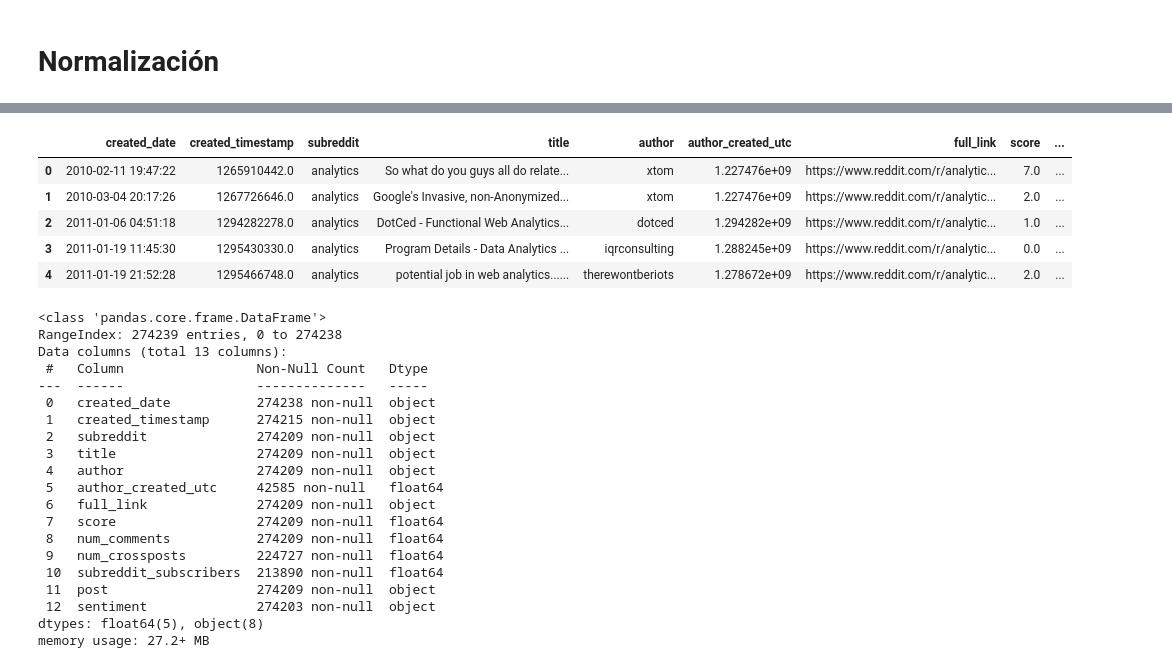
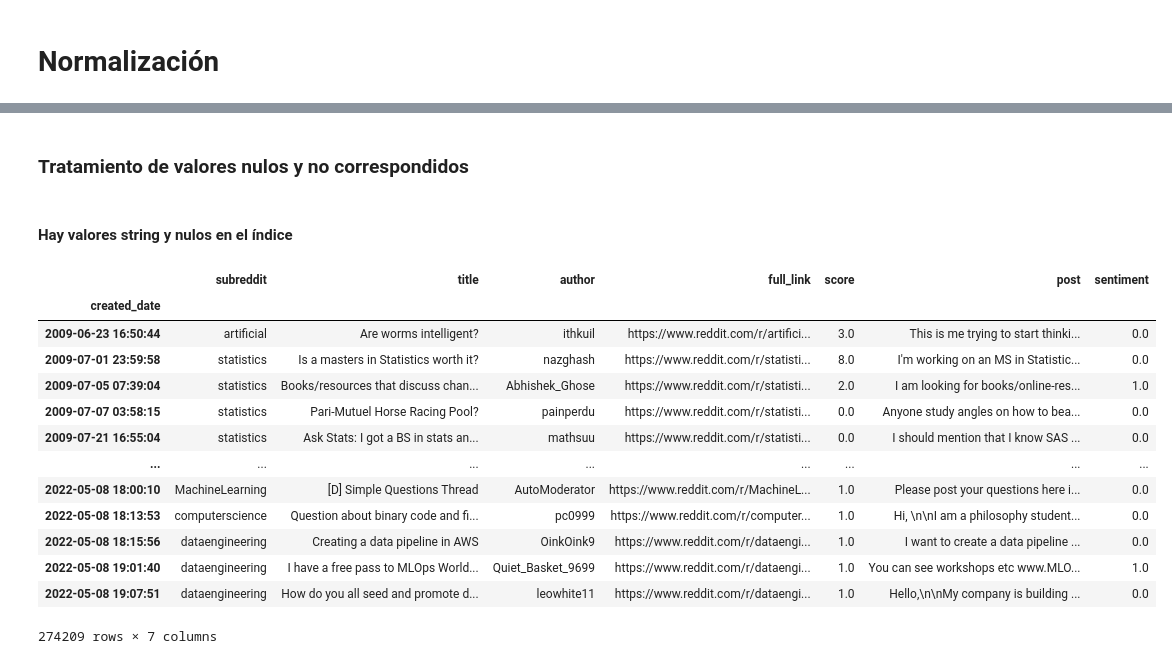
Before and after one commit to Chepados/NLP_Practica, a Jupyter notebook: implementacion_modulo_1.ipynb, the cells around one changed output, grey strips where cells are left out. Drawn from its saved outputs; the diff is of its cells as text; code cells hidden in the pictures.

```diff
--- a/implementacion_modulo_1.ipynb
+++ b/implementacion_modulo_1.ipynb
@@ -8,32 +62,26 @@ df = pd.read_csv("Datasets/reddit_database_sentiment.csv", sep=";")
+# %% [markdown]
+### Tratamiento de valores nulos y no correspondidos
+# %% [markdown]
+#### Hay valores string y nulos en el índice
 # %%
-df.head()
+df.index = pd.to_datetime(df.index, errors='coerce')
+df.drop(df[df.index.isna()].index, inplace=True)
-# %% [output]
-|  | created_date | created_timestamp | subreddit | title | author | author_created_utc | full_link | score | ... |
-| 0 | 2010-02-11 19:47:22 | 1265910442.0 | analytics | So what do you guys all do relate... | xtom | 1.227476e+09 | https://www.reddit.com/r/analytic... | 7.0 | ... |
-| 1 | 2010-03-04 20:17:26 | 1267726646.0 | analytics | Google's Invasive, non-Anonymized... | xtom | 1.227476e+09 | https://www.reddit.com/r/analytic... | 2.0 | ... |
-| 2 | 2011-01-06 04:51:18 | 1294282278.0 | analytics | DotCed - Functional Web Analytics... | dotced | 1.294282e+09 | https://www.reddit.com/r/analytic... | 1.0 | ... |
-| 3 | 2011-01-19 11:45:30 | 1295430330.0 | analytics | Program Details - Data Analytics ... | iqrconsulting | 1.288245e+09 | https://www.reddit.com/r/analytic... | 0.0 | ... |
-| 4 | 2011-01-19 21:52:28 | 1295466748.0 | analytics | potential job in web analytics...... | therewontberiots | 1.278672e+09 | https://www.reddit.com/r/analytic... | 2.0 | ... |
 # %%
-df.info()
+df.sort_index(inplace=True)
-# %% [output]
-<class 'pandas.core.frame.DataFrame'>
-RangeIndex: 274239 entries, 0 to 274238
-Data columns (total 13 columns):
- #   Column                 Non-Null Count   Dtype
----  ------                 --------------   -----
- 0   created_date           274238 non-null  object
- 1   created_timestamp      274215 non-null  object
- 2   subreddit              274209 non-null  object
- 3   title                  274209 non-null  object
- 4   author                 274209 non-null  object
- 5   author_created_utc     42585 non-null   float64
- 6   full_link              274209 non-null  object
- 7   score                  274209 non-null  float64
- 8   num_comments           274209 non-null  float64
- 9   num_crossposts         224727 non-null  float64
- 10  subreddit_subscribers  213890 non-null  float64
- 11  post                   274209 non-null  object
- 12  sentiment              274203 non-null  object
-dtypes: float64(5), object(8)
-memory usage: 27.2+ MB
+# %%
+df
+# %% [output]
+|  | subreddit | title | author | full_link | score | post | sentiment |
+| created_date |  |  |  |  |  |  |  |
+| 2009-06-23 16:50:44 | artificial | Are worms intelligent? | ithkuil | https://www.reddit.com/r/artifici... | 3.0 | This is me trying to start thinki... | 0.0 |
+| 2009-07-01 23:59:58 | statistics | Is a masters in Statistics worth it? | nazghash | https://www.reddit.com/r/statisti... | 8.0 | I'm working on an MS in Statistic... | 0.0 |
+| 2009-07-05 07:39:04 | statistics | Books/resources that discuss chan... | Abhishek_Ghose | https://www.reddit.com/r/statisti... | 2.0 | I am looking for books/online-res... | 1.0 |
+| 2009-07-07 03:58:15 | statistics | Pari-Mutuel Horse Racing Pool? | painperdu | https://www.reddit.com/r/statisti... | 0.0 | Anyone study angles on how to bea... | 0.0 |
+| 2009-07-21 16:55:04 | statistics | Ask Stats: I got a BS in stats an... | mathsuu | https://www.reddit.com/r/statisti... | 0.0 | I should mention that I know SAS ... | 0.0 |
+| ... | ... | ... | ... | ... | ... | ... | ... |
+| 2022-05-08 18:00:10 | MachineLearning | [D] Simple Questions Thread | AutoModerator | https://www.reddit.com/r/MachineL... | 1.0 | Please post your questions here i... | 0.0 |
+| 2022-05-08 18:13:53 | computerscience | Question about binary code and fi... | pc0999 | https://www.reddit.com/r/computer... | 1.0 | Hi, \n\nI am a philosophy student... | 0.0 |
+| 2022-05-08 18:15:56 | dataengineering | Creating a data pipeline in AWS | OinkOink9 | https://www.reddit.com/r/dataengi... | 1.0 | I want to create a data pipeline ... | 0.0 |
+| 2022-05-08 19:01:40 | dataengineering | I have a free pass to MLOps World... | Quiet_Basket_9699 | https://www.reddit.com/r/dataengi... | 1.0 | You can see workshops etc www.MLO... | 1.0 |
+| 2022-05-08 19:07:51 | dataengineering | How do you all seed and promote d... | leowhite11 | https://www.reddit.com/r/dataengi... | 1.0 | Hello,\n\nMy company is building ... | 0.0 |
+274209 rows × 7 columns
```
Also changed, not shown: parts of 21 cells of this notebook, 4 other files.
